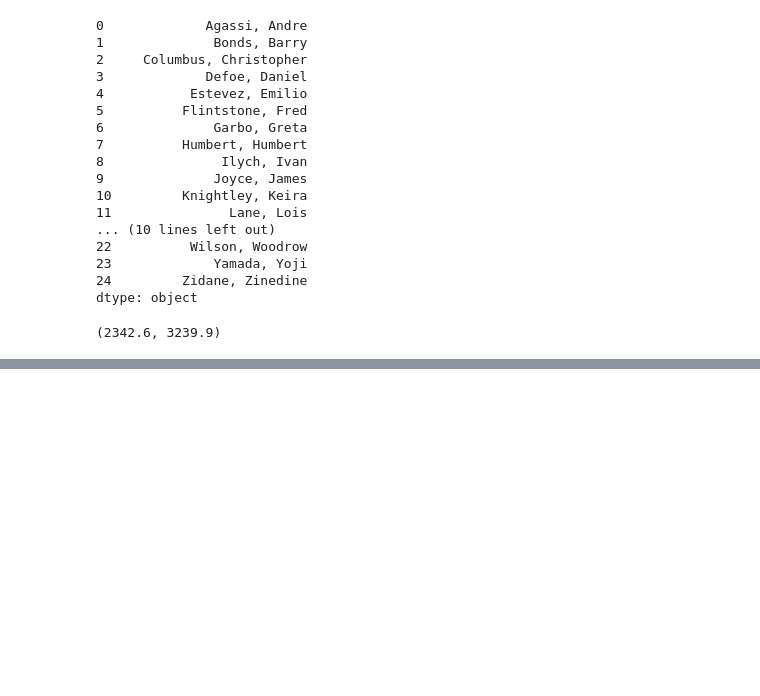
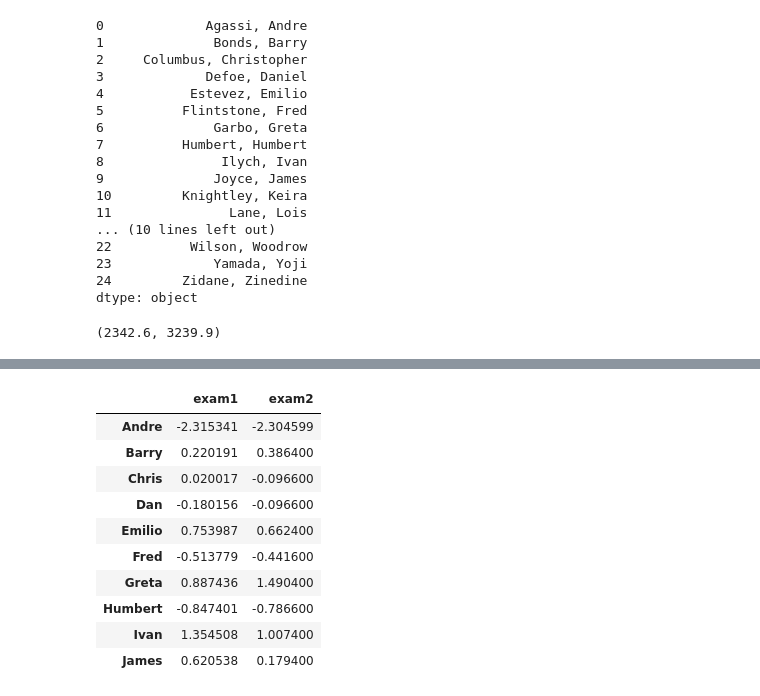
Before and after one commit to avynychenko/Python_studing, a Jupyter notebook: PANDAS Jupyter notebook.ipynb, the cells around one changed output, grey strips where cells are left out. Cells and saved outputs as stored; diff of their text form; code cells hidden in the pictures; blank space fills up the shorter version.

```diff
--- a/PANDAS Jupyter notebook.ipynb
+++ b/PANDAS Jupyter notebook.ipynb
@@ -113,0 +212,23 @@ mean_riders_for_max_station(ridership_df)
+# %%
+# Write a function to standardize each column of the given DataFrame. To standardize a variable, convert
+# each value to the number of standard deviations it is above or below the mean.
+
+def standardize(df):
+    def stand_col(x):
+        res = (x - x.mean()) / x.std(ddof = 0)
+        return(res)
+    return(df.apply(stand_col))
+
+standardize(grades_df)
+# %% [output]
+|  | exam1 | exam2 |
+| Andre | -2.315341 | -2.304599 |
+| Barry | 0.220191 | 0.386400 |
+| Chris | 0.020017 | -0.096600 |
+| Dan | -0.180156 | -0.096600 |
+| Emilio | 0.753987 | 0.662400 |
+| Fred | -0.513779 | -0.441600 |
+| Greta | 0.887436 | 1.490400 |
+| Humbert | -0.847401 | -0.786600 |
+| Ivan | 1.354508 | 1.007400 |
+| James | 0.620538 | 0.179400 |
```
Also changed, not shown: parts of 11 cells of this notebook.
